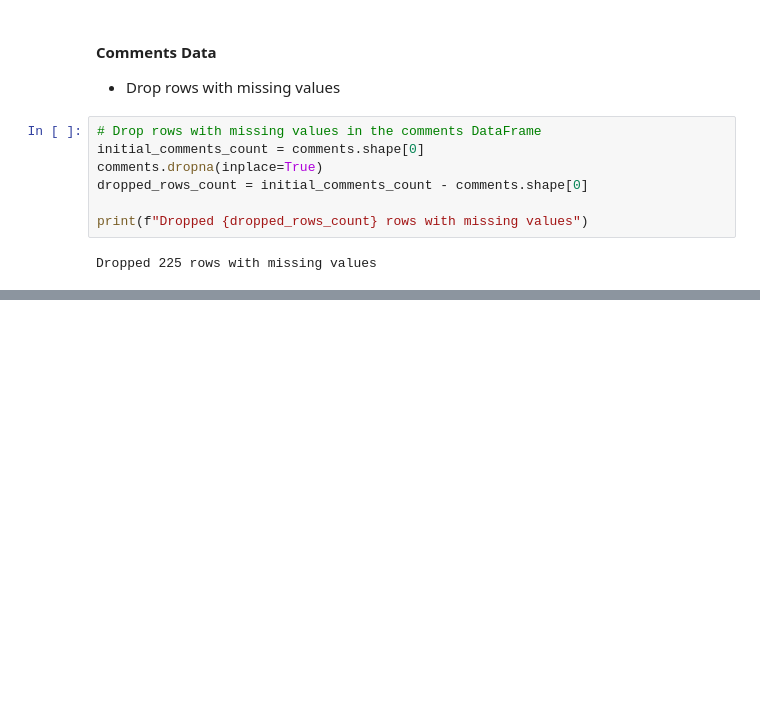
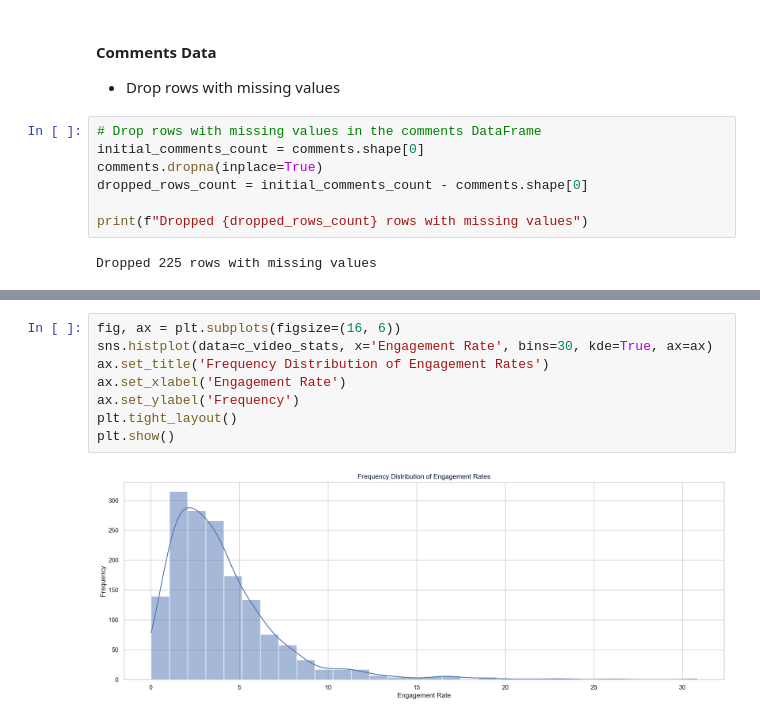
Before and after one commit to cogxen/notebooks, a Jupyter notebook: youtube-comments-video-stats/report.ipynb, the cells around one changed output, grey strips where cells are left out. Drawn from its saved outputs; the diff is of its cells as text; blank space fills up the shorter version.

Commit message:
feat: add `EDA` for both `Engagement Rate` and `Views`

```diff
--- a/youtube-comments-video-stats/report.ipynb
+++ b/youtube-comments-video-stats/report.ipynb
@@ -462,0 +888,10 @@ Dropped 225 rows with missing values
+# %%
+fig, ax = plt.subplots(figsize=(16, 6))
+sns.histplot(data=c_video_stats, x='Engagement Rate', bins=30, kde=True, ax=ax)
+ax.set_title('Frequency Distribution of Engagement Rates')
+ax.set_xlabel('Engagement Rate')
+ax.set_ylabel('Frequency')
+plt.tight_layout()
+plt.show()
+# %% [output]
+[figure, added]
```
Also changed, not shown: parts of 100 cells of this notebook.
